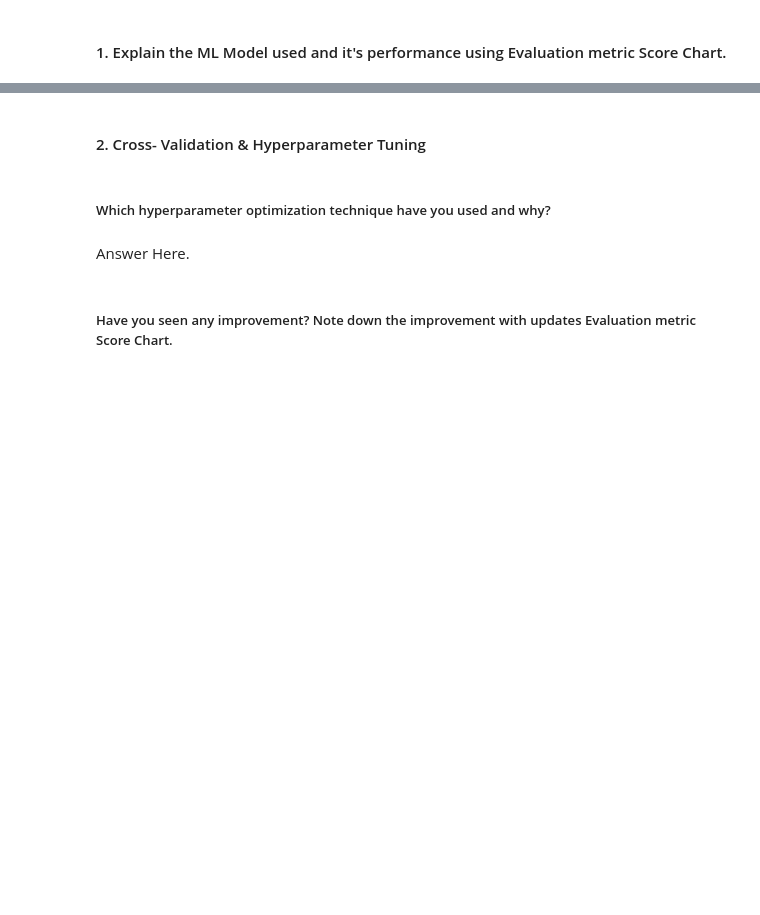
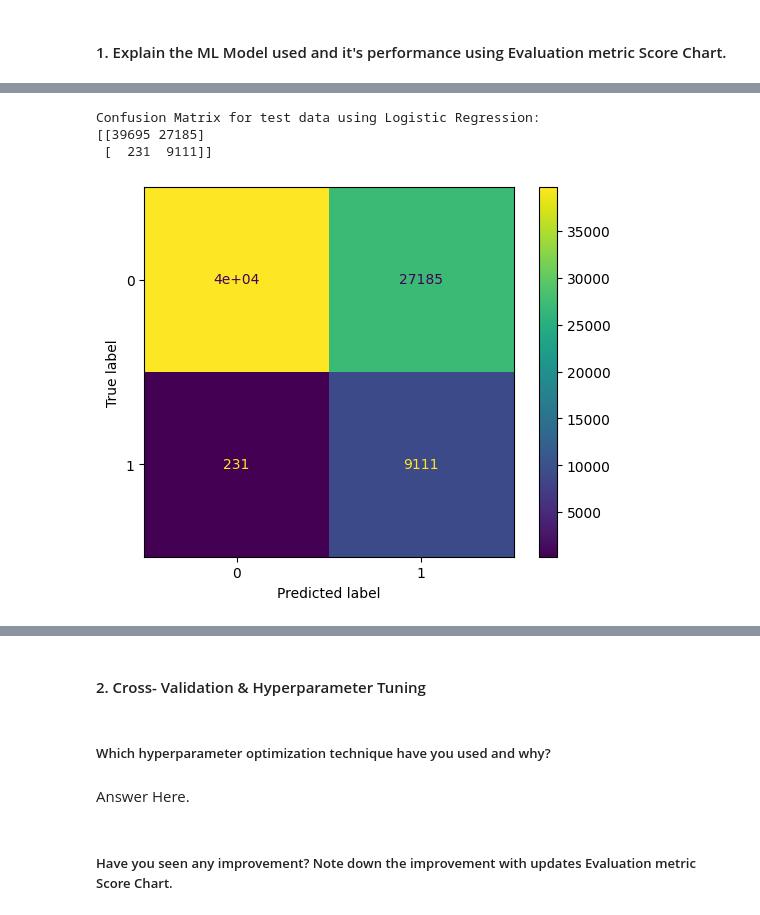
Before and after one commit to priyaregit/Classification-ML_Insurance-Cross-Sell-Prediction, a Jupyter notebook: Health_Insurance_Cross_Sell_Prediction_Classification.ipynb, the cells around one changed output, grey strips where cells are left out. Cells and saved outputs as stored; diff of their text form; code cells hidden in the pictures; blank space fills up the shorter version.

```diff
--- a/Health_Insurance_Cross_Sell_Prediction_Classification.ipynb
+++ b/Health_Insurance_Cross_Sell_Prediction_Classification.ipynb
@@ -1255,0 +1336,14 @@ I have used SMOTE (Synthetic Minority Oversampling Technique) to deal with our i
+# %%
+# Get the confusion matrix for test data
+cm_lr = confusion_matrix(y_test, test_class_preds)
+print("Confusion Matrix for test data using Logistic Regression:")
+print(cm_lr,"\n")
+
+disp = ConfusionMatrixDisplay(cm_lr)
+disp.plot()
+plt.show()
+# %% [output]
+Confusion Matrix for test data using Logistic Regression:
+[[39695 27185]
+ [  231  9111]]
+[figure, added]
```
Also changed, not shown: parts of 44 cells of this notebook.
